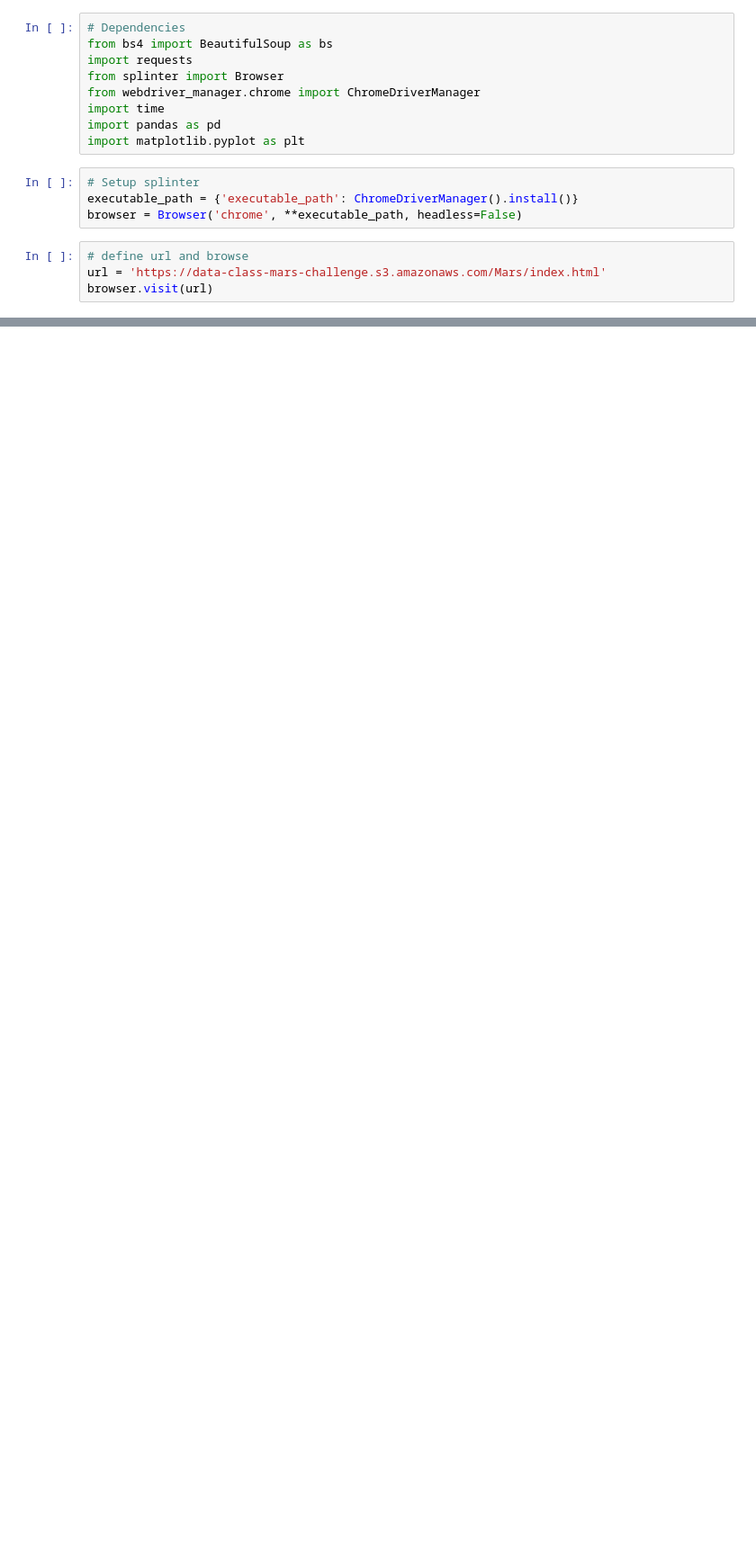
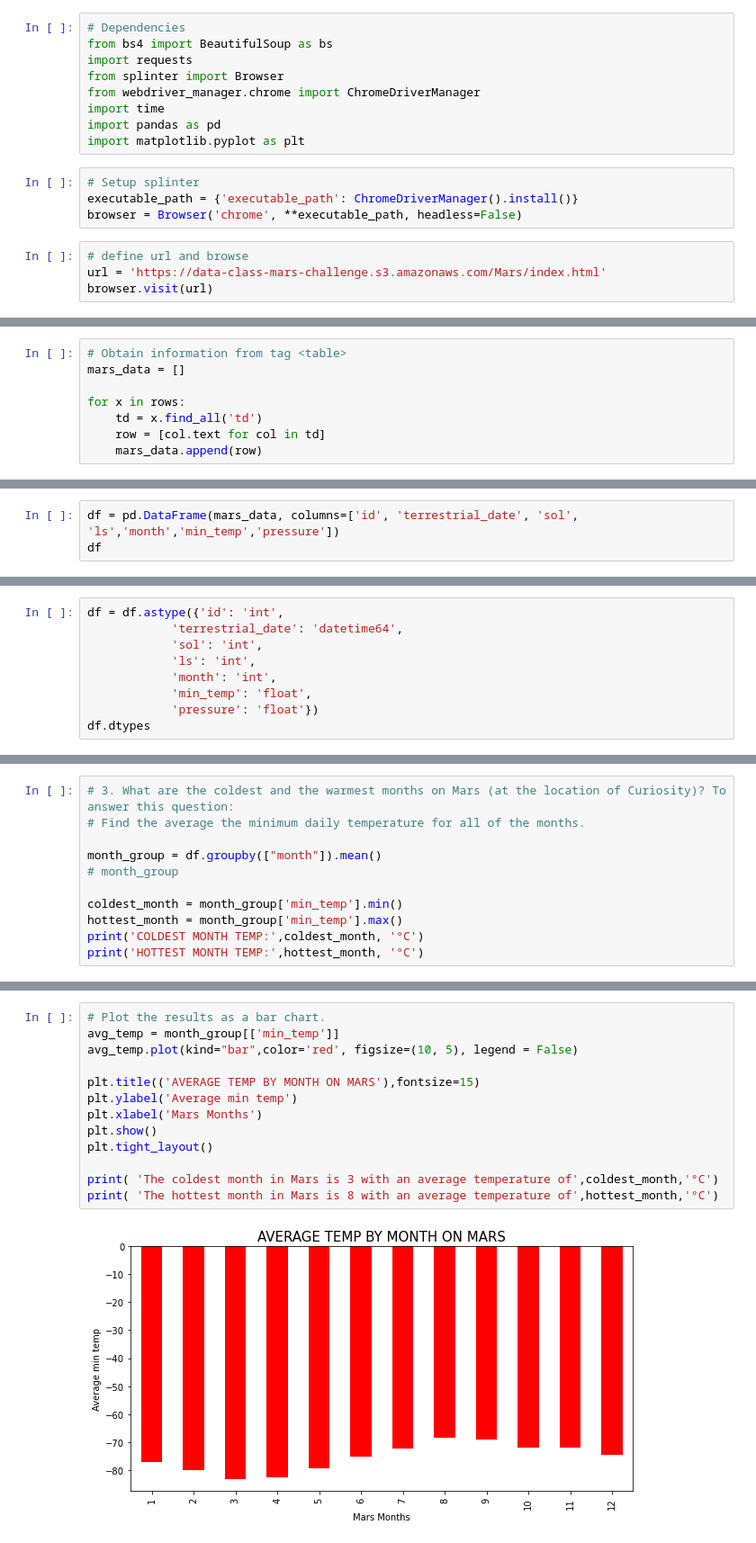
Before and after one commit to sandovalj60/Web-scraping-Challenge, a Jupyter notebook: mars_data_challenge_part_2.ipynb, the cells around one changed output, grey strips where cells are left out. Shown at 90% size. Saved outputs shown, nothing was run; the diff lists cells and outputs as text; blank space fills up the shorter version.

```diff
--- a/mars_data_challenge_part_2.ipynb
+++ b/mars_data_challenge_part_2.ipynb
@@ -53,0 +25,8 @@ for row in rows:
+# %%
+# Obtain information from tag <table>
+mars_data = []
+
+for x in rows:
+    td = x.find_all('td')
+    row = [col.text for col in td]
+    mars_data.append(row)
@@ -53,0 +53,3 @@ for row in rows:
+# %%
+df = pd.DataFrame(mars_data, columns=['id', 'terrestrial_date', 'sol', 'ls','month','min_temp','pressure'])
+df
@@ -53,0 +85,9 @@ for row in rows:
+# %%
+df = df.astype({'id': 'int',
+            'terrestrial_date': 'datetime64',
+            'sol': 'int',
+            'ls': 'int',
+            'month': 'int',
+            'min_temp': 'float',
+            'pressure': 'float'})
+df.dtypes
@@ -53,0 +135,11 @@ for row in rows:
+# %%
+# 3. What are the coldest and the warmest months on Mars (at the location of Curiosity)? To answer this question:
+# Find the average the minimum daily temperature for all of the months.
+
+month_group = df.groupby(["month"]).mean()
+# month_group
+
+coldest_month = month_group['min_temp'].min()
+hottest_month = month_group['min_temp'].max()
+print('COLDEST MONTH TEMP:',coldest_month, '°C')
+print('HOTTEST MONTH TEMP:',hottest_month, '°C')
@@ -53,0 +149,15 @@ for row in rows:
+# %%
+# Plot the results as a bar chart.
+avg_temp = month_group[['min_temp']]
+avg_temp.plot(kind="bar",color='red', figsize=(10, 5), legend = False)
+
+plt.title(('AVERAGE TEMP BY MONTH ON MARS'),fontsize=15)
+plt.ylabel('Average min temp')
+plt.xlabel('Mars Months')
+plt.show()
+plt.tight_layout()
+
+print( 'The coldest month in Mars is 3 with an average temperature of',coldest_month,'°C')
+print( 'The hottest month in Mars is 8 with an average temperature of',hottest_month,'°C')
+# %% [output]
+[figure, added]
```
Also changed, not shown: parts of 17 cells of this notebook, 1 other file.
